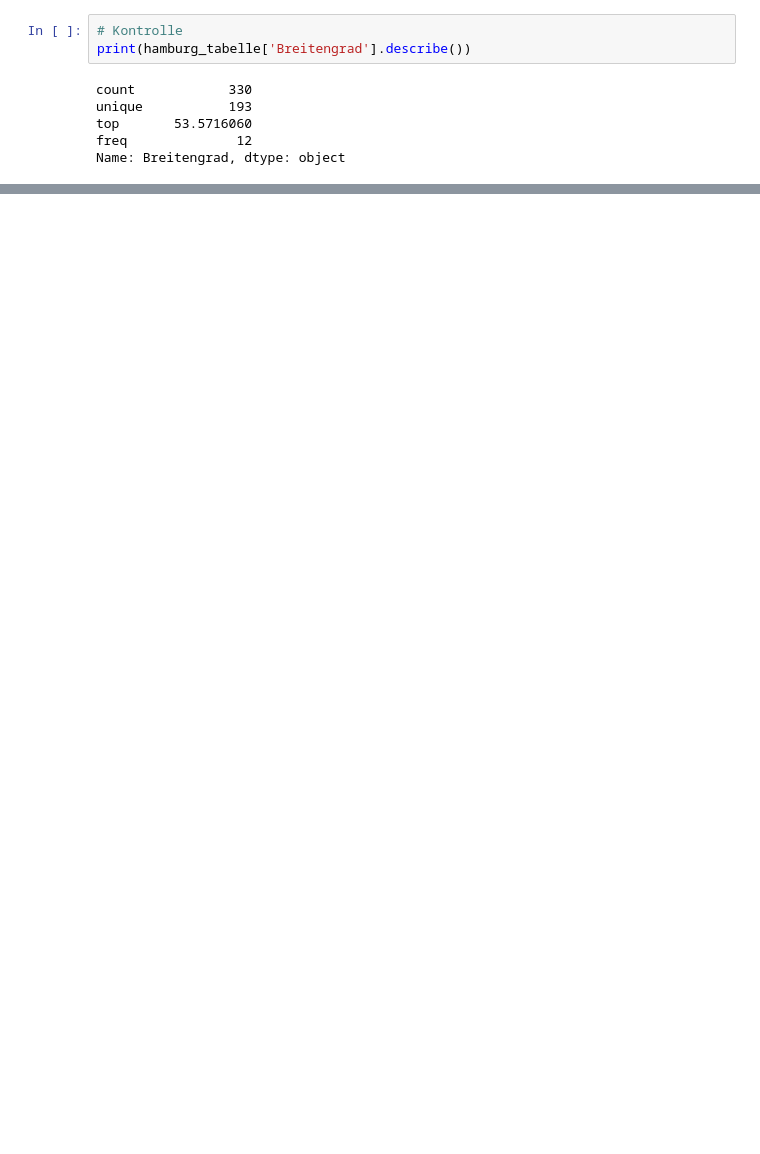
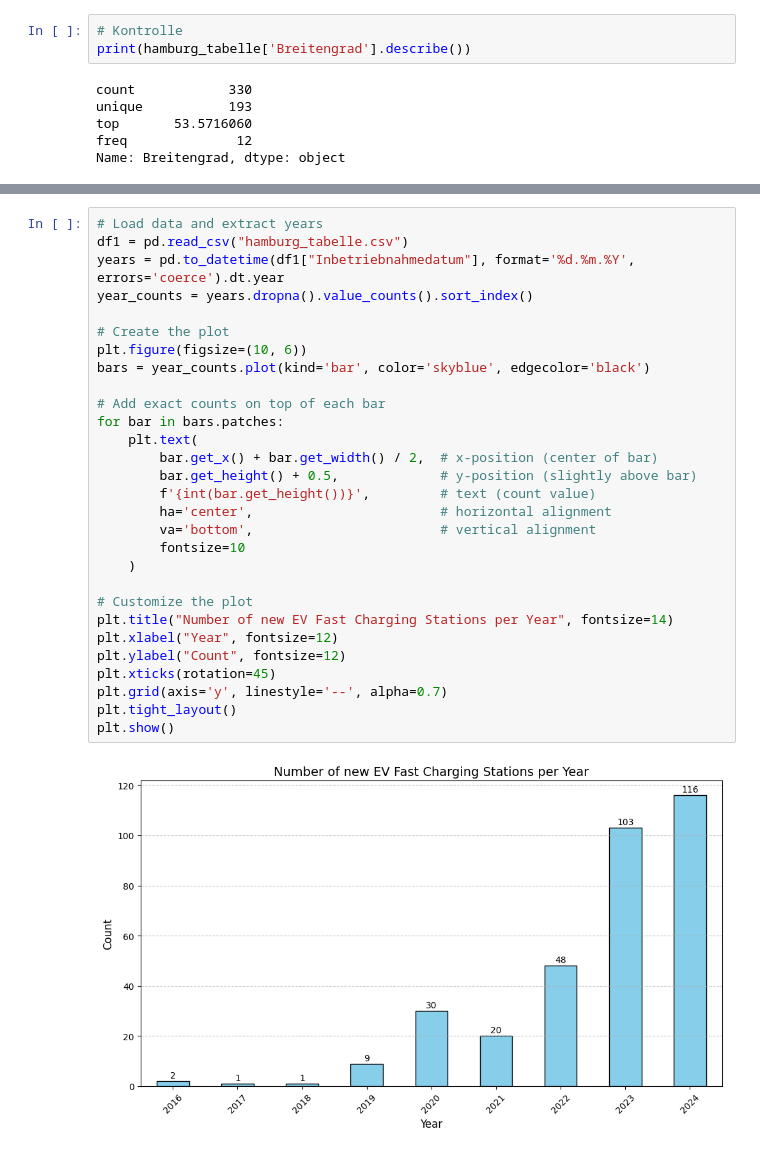
Before and after one commit to DanielJott/hamburg_echarging, a Jupyter notebook: hamburg.ipynb, the cells around one changed output, grey strips where cells are left out. Saved outputs shown, nothing was run; the diff lists cells and outputs as text; blank space fills up the shorter version.

```diff
--- a/hamburg.ipynb
+++ b/hamburg.ipynb
@@ -181,0 +339,31 @@ geo_df.head()
+# %%
+# Load data and extract years
+df1 = pd.read_csv("hamburg_tabelle.csv")
+years = pd.to_datetime(df1["Inbetriebnahmedatum"], format='%d.%m.%Y', errors='coerce').dt.year
+year_counts = years.dropna().value_counts().sort_index()
+
+# Create the plot
+plt.figure(figsize=(10, 6))
+bars = year_counts.plot(kind='bar', color='skyblue', edgecolor='black')
+
+# Add exact counts on top of each bar
+for bar in bars.patches:
+    plt.text(
+        bar.get_x() + bar.get_width() / 2,  # x-position (center of bar)
+        bar.get_height() + 0.5,             # y-position (slightly above bar)
+        f'{int(bar.get_height())}',         # text (count value)
+        ha='center',                        # horizontal alignment
+        va='bottom',                        # vertical alignment
+        fontsize=10
+    )
+
+# Customize the plot
+plt.title("Number of new EV Fast Charging Stations per Year", fontsize=14)
+plt.xlabel("Year", fontsize=12)
+plt.ylabel("Count", fontsize=12)
+plt.xticks(rotation=45)
+plt.grid(axis='y', linestyle='--', alpha=0.7)
+plt.tight_layout()
+plt.show()
+# %% [output]
+[figure, added]
```
Also changed, not shown: parts of 12 cells of this notebook.
